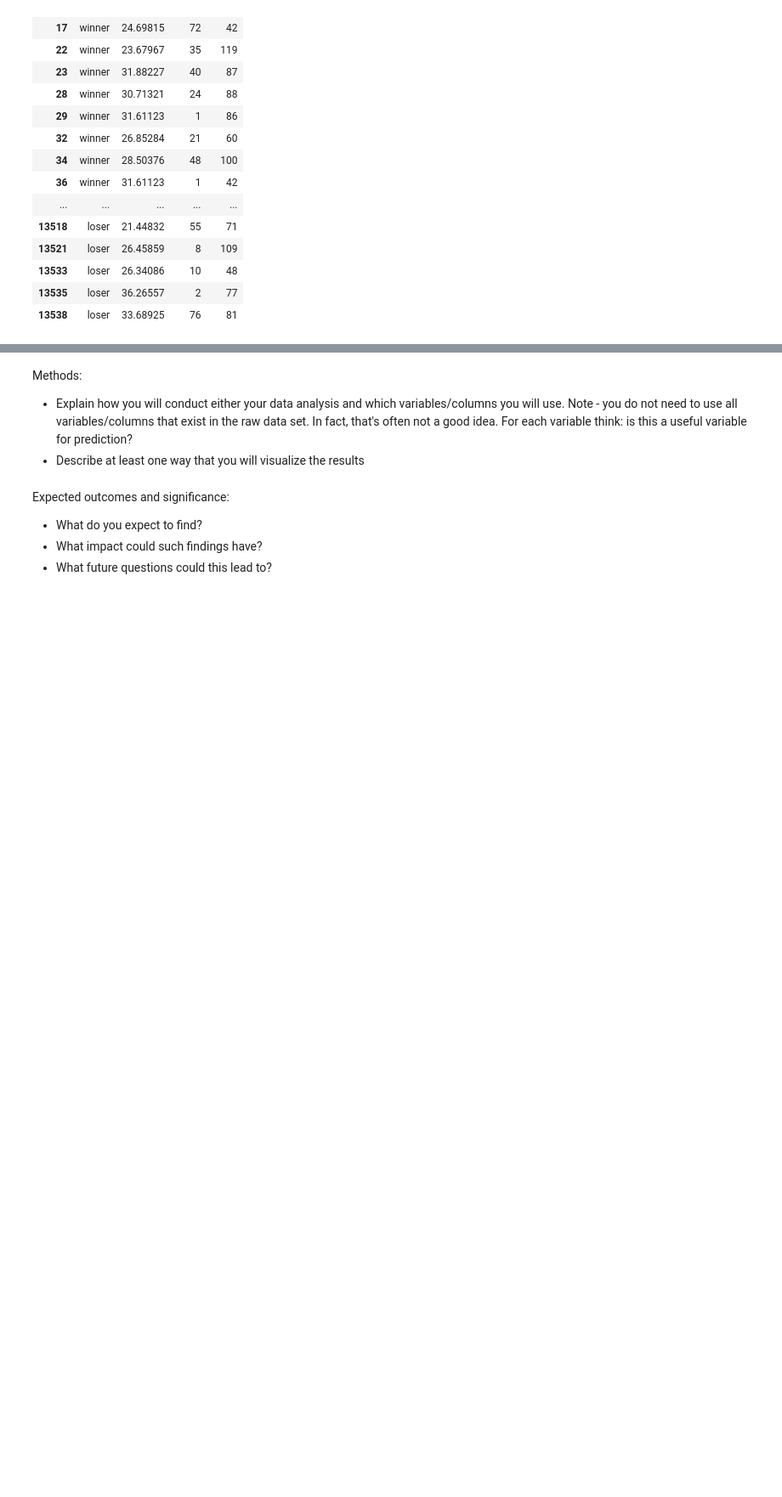
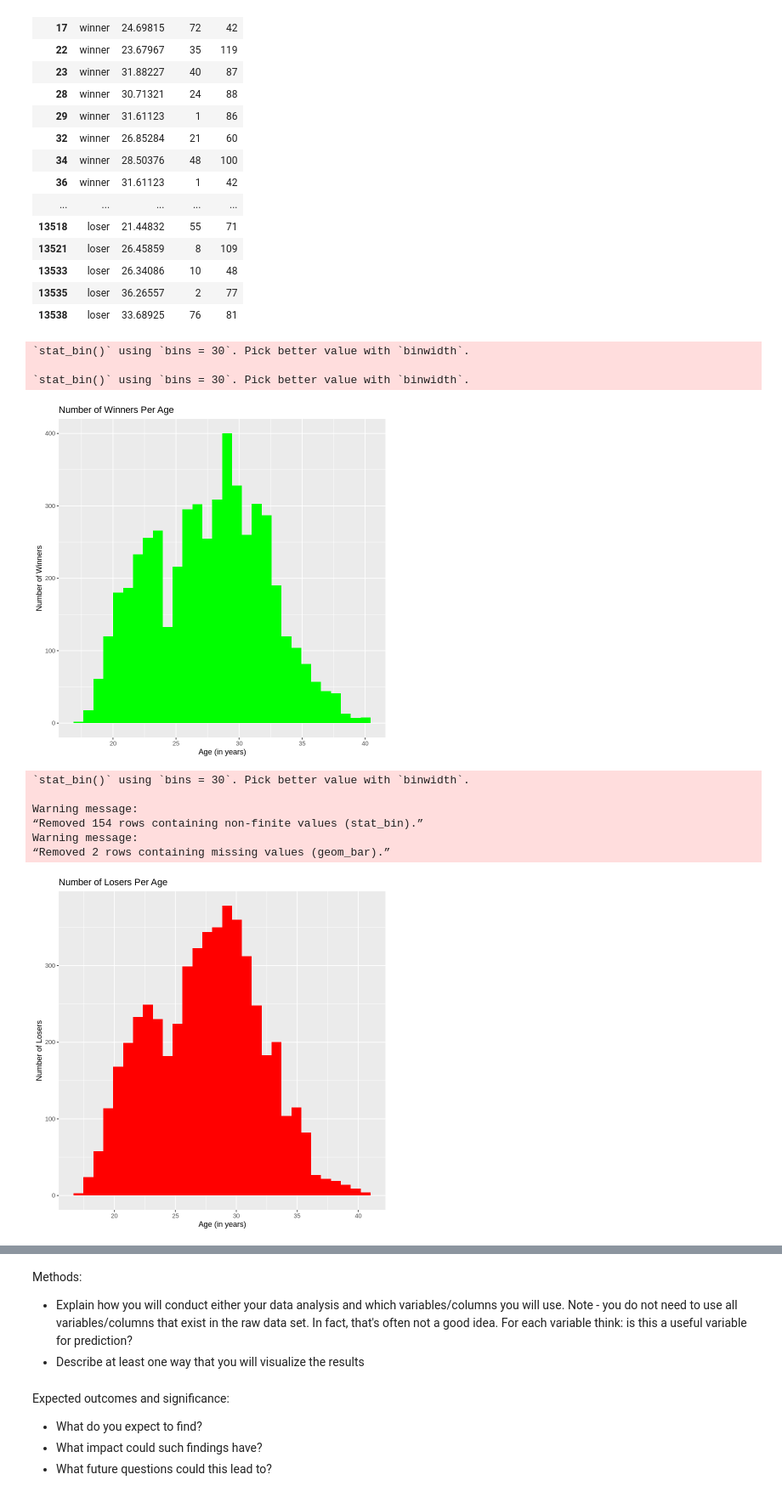
Before and after one commit to EllaShi7/DSCI-100-2022w2-Group-42-Project, a Jupyter notebook: Group_Project_Proposal.ipynb, the cells around one changed output, grey strips where cells are left out. Shown at 85% size. Cells and saved outputs as stored; diff of their text form; code cells hidden in the pictures; blank space fills up the shorter version.

Commit message:
Exploratory Visualization Plots
Muslim's work

```diff
--- a/Group_Project_Proposal.ipynb
+++ b/Group_Project_Proposal.ipynb
@@ -109,3 +109,83 @@ A data.frame: 3386 × 4
 | 13533 | loser | 26.34086 | 10 | 48 |
 | 13535 | loser | 36.26557 | 2 | 77 |
 | 13538 | loser | 33.68925 | 76 | 81 |
+# %%
+#Exploratory Data Visualization Code
+
+
+#Predictor 1 (age) vs Result
+
+atp_train_winners <- filter(atp_train, result == "winner")
+
+winners_per_age <- ggplot(atp_train_winners, aes(x = age)) +
+                   geom_histogram(fill = "green") +
+                   labs(x = "Age (in years)", y = "Number of Winners") +
+                   ggtitle("Number of Winners Per Age")
+
+
+winners_per_age
+
+atp_train_losers <- filter(atp_train, result == "loser")
+
+
+losers_per_age <-  ggplot(atp_train_losers, aes(x = age)) +
+                   geom_histogram(fill = "red") +
+                   labs(x = "Age (in years)", y = "Number of Losers") +
+                   ggtitle("Number of Losers Per Age")
+
+
+losers_per_age
+
+
+#Predictor 2 (Rank) vs Result
+
+winners_per_rank <- ggplot(atp_train_winners, aes(x = rank)) +
+                   geom_histogram(fill = "green") +
+                   labs(x = "Rank", y = "Number of Winners") +
+                   xlim(0,200) +
+                   ggtitle("Number of Winners Per Rank")
+
+
+winners_per_rank
+
+
+losers_per_age <-  ggplot(atp_train_losers, aes(x = rank)) +
+                   geom_histogram(fill = "red") +
+                   labs(x = "Rank", y = "Number of Losers") +
+                   xlim(0,200) +
+                   ggtitle("Number of Losers Per Rank")
+
+
+losers_per_age
+
+
+#Predictor 3 (Serve Points) vs Result
+
+winners_per_svpt <- ggplot(atp_train_winners, aes(x = svpt)) +
+                   geom_histogram(fill = "green") +
+                   labs(x = "Serve Points", y = "Number of Winners") +
+                   xlim(0,200) +
+                   ggtitle("Number of Winners Per Serve Points")
+
+winners_per_svpt
+
+
+losers_per_svpt <- ggplot(atp_train_losers, aes(x = svpt)) +
+                   geom_histogram(fill = "red") +
+                   labs(x = "Serve Points", y = "Number of Losers") +
+                   xlim(0,200) +
+                   ggtitle("Number of Losers Per Serve Points")
+
+losers_per_svpt
+# %% [output]
+`stat_bin()` using `bins = 30`. Pick better value with `binwidth`.
+
+`stat_bin()` using `bins = 30`. Pick better value with `binwidth`.
+[figure, added]
+`stat_bin()` using `bins = 30`. Pick better value with `binwidth`.
+
+Warning message:
+“Removed 154 rows containing non-finite values (stat_bin).”
+Warning message:
+“Removed 2 rows containing missing values (geom_bar).”
+[figure, added]
```
Also changed, not shown: parts of 2 cells of this notebook.
